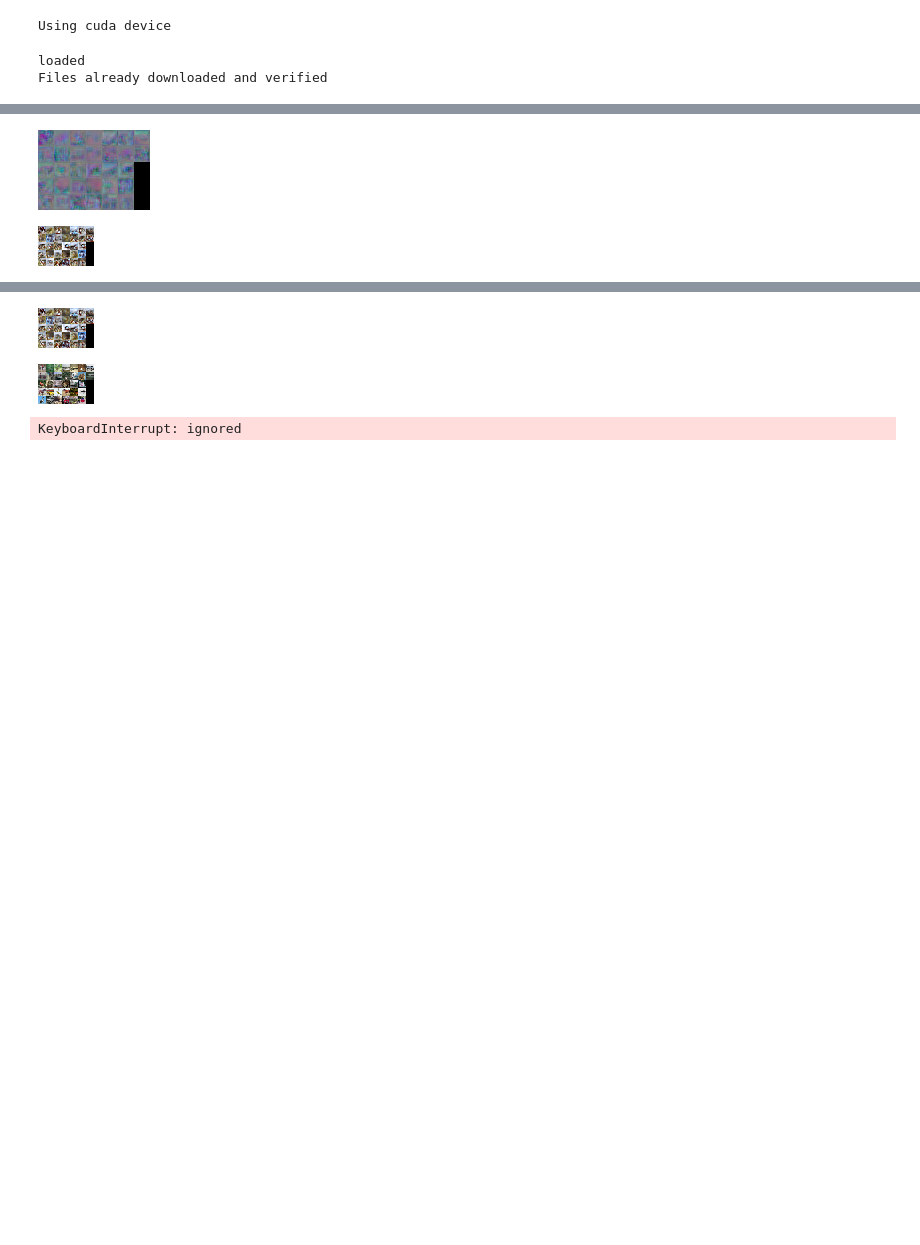
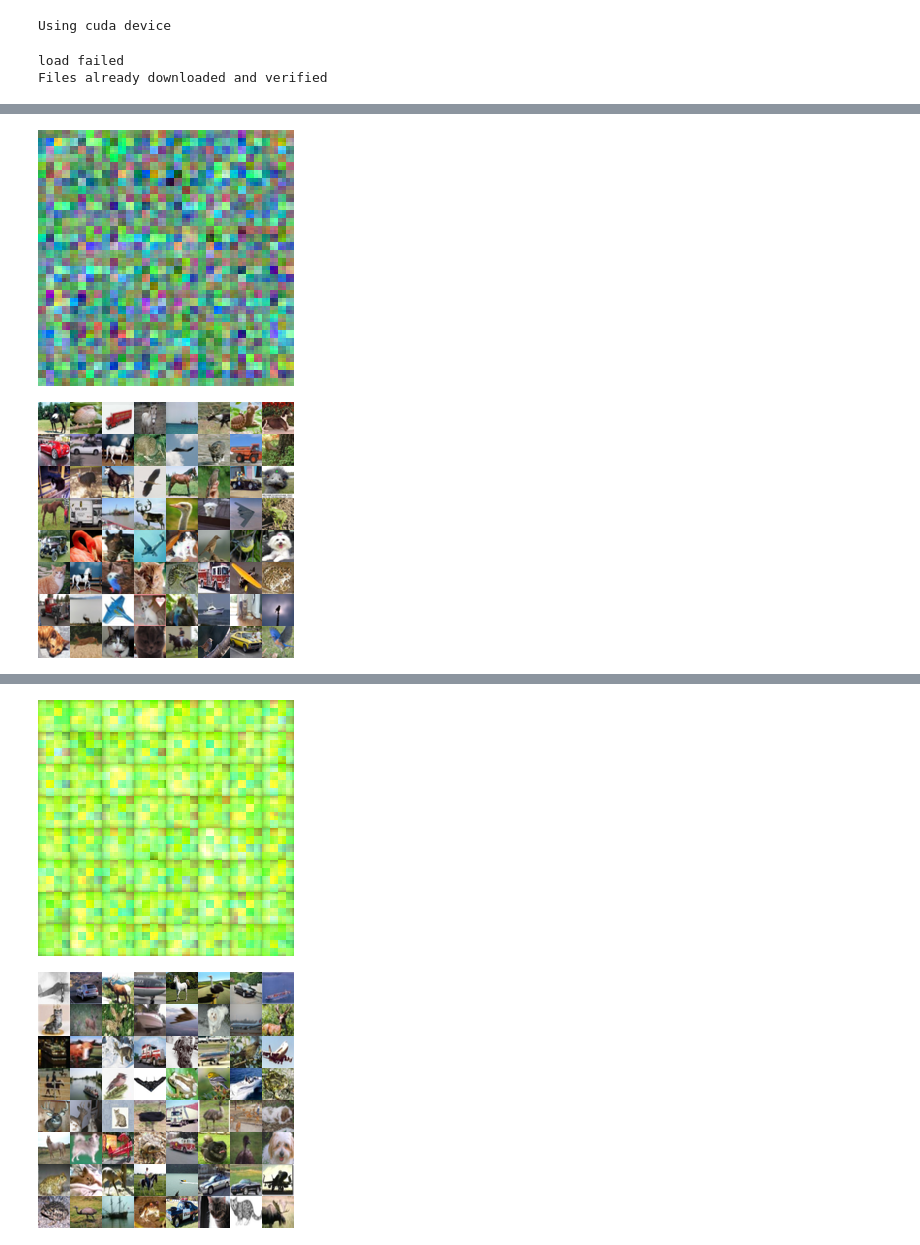
Before and after one commit to TeamPMG/CGG-js, a Jupyter notebook: PyTorch_StyleGAN2_Web(ONNX).ipynb, the cells around one changed output, grey strips where cells are left out. Cells and saved outputs as stored; diff of their text form; code cells hidden in the pictures; blank space fills up the shorter version.

Commit message:
true StyleGAN2, 32px CIFAR-10(training is in progress)

```diff
--- a/PyTorch_StyleGAN2_Web(ONNX).ipynb
+++ b/PyTorch_StyleGAN2_Web(ONNX).ipynb
@@ -303,10 +321,11 @@ class Discriminator(nn.Module):
                               create_graph=True, retain_graph=True)[0]
 
         #grad_penalty = ((gradients.norm(2, dim=1) - 1) ** 2).mean()
-        grad_penalty = (gradients.norm(2, dim=1) ** 2).mean()
+        grad_penalty = (gradients ** 2).sum() #(gradients.norm(2, dim=1) ** 2).mean()
         return grad_penalty
 
     def forward(self, image, stage = 1 ,alpha = 0, batches = 1):
+        '''
         if alpha != 0:
             x = getattr(self, 'from_rgb_{0}'.format(2 ** (stage + 2)))(image)
             x = nn.LeakyReLU(LReLU_alpha)(x)
@@ -319,13 +338,20 @@ class Discriminator(nn.Module):
         else:
             x = getattr(self, 'from_rgb_{0}'.format(2 ** (stage + 1)))(image)
             x = nn.LeakyReLU(LReLU_alpha)(x)
+        '''
 
         for i in range(stage):
+            image = F.interpolate(image,size=int(2 ** (stage + 1 - i)), mode='nearest')
+            if i == 0:
+                x =  F.leaky_relu(getattr(self, 'from_rgb_{0}'.format(2 ** (stage + 1 - i)))(image),LReLU_alpha)
+            else:
+                x = x + F.leaky_relu(getattr(self, 'from_rgb_{0}'.format(2 ** (stage + 1 - i)))(image),LReLU_alpha)
             for j in range(2):
-                if not (i == stage - 1 and j == 1):
-                    x = getattr(self, 'block_{0}_{1}'.format(2 ** (stage + 1 - i),j))(x)
+                #if not (i == stage - 1 and j == 1):
+                x = getattr(self, 'block_{0}_{1}'.format(2 ** (stage + 1 - i),j))(x)
             if i != stage - 1:
                 x = torch.nn.functional.interpolate(x,scale_factor=0.5, mode='nearest')
+
         minibatch_std = torch.std(x , dim=(0,1))
         x = torch.cat((x,minibatch_std.broadcast_to(batches,1,4,4)),dim = 1)
         x = self.final_conv_1(x)
@@ -337,10 +363,8 @@ class Discriminator(nn.Module):
 # %%
 class trainer():
     def __init__(self,learning_rate = 0.0001):
-        self.alpha = 0
-        self.stage = 0
         self.MAX_STAGE = 4
-        self.BATCH_SIZE = 32
+        self.BATCH_SIZE = 128
         self.n_critic = 1
         self.gp_lamda = 10
         self.g = Generator().to(device)
@@ -350,6 +374,8 @@ class trainer():
         self.NUM_EPOCH_NO_ALPHA = 10
         self.NUM_EPOCH_WITH_ALPHA = 10
         self.z_dimension = 256
+        self.alpha = 0
+        self.stage = (self.MAX_STAGE - 1) * 2 +1e-8
     def train(self):
         MAX_STAGE = self.MAX_STAGE
         BATCH_SIZE = self.BATCH_SIZE
@@ -390,13 +416,13 @@ class trainer():
                     X = X.to(device)
                     X = torch.nn.functional.interpolate(X,size=generated.size(2), mode='nearest')
                     if alpha != 0:
-                        X_2 = torch.nn.functional.interpolate(torch.nn.functional.interpolate(X,size=int(generated.size(2) / 2), mode='nearest'),size=generated.size(2), mode='nearest')
+                        X_2 = F.interpolate(F.interpolate(X,size=int(generated.size(2) / 2), mode='nearest'),size=generated.size(2), mode='nearest')
                         X = X * alpha + X_2 * (1 - alpha)
 
                     y_real = d(X, stage = stage ,alpha = alpha, batches = BATCH_SIZE)
                     y_fake = d(generated, stage = stage ,alpha = alpha, batches = BATCH_SIZE)
-                    #d_loss = torch.mean(y_fake) - torch.mean(y_real) + d.calculate_gradient_penalty(X,generated,BATCH_SIZE,stage,alpha) * gp_lamda
-                    d_loss = - torch.mean(torch.log(torch.sigmoid(y_real))) - torch.mean(torch.log(1 - torch.sigmoid(y_fake)))#torch.mean(F.softplus(y_fake) + F.softplus(-y_real))
+                    #d_loss = torch.mean(y_fake) - torch.mean(y_real)
+                    d_loss = torch.mean(F.softplus(y_fake) + F.softplus(-y_real))#- torch.mean(torch.log(torch.sigmoid(y_real))) - torch.mean(torch.log(1 - torch.sigmoid(y_fake)))#
                     d_loss = d_loss + d.calculate_gradient_penalty(X,generated,BATCH_SIZE,stage,alpha) * gp_lamda
                     #Wasserstein_loss =  (torch.mean(y_fake) - torch.mean(y_real)).data
                     Wasserstein_loss =  torch.mean(F.softplus(y_fake) + F.softplus(-y_real)).data
@@ -411,7 +437,7 @@ class trainer():
                     generated = g(z, stage = stage ,alpha = alpha, batches = BATCH_SIZE)
                     y_fake = d(generated, stage = stage ,alpha = alpha, batches = BATCH_SIZE)
                     #g_loss = -torch.mean(y_fake)
-                    g_loss = torch.mean(torch.log(1 - torch.sigmoid(y_fake)))#torch.mean(F.softplus(-y_fake))
+                    g_loss = torch.mean(F.softplus(-y_fake)) #torch.mean(torch.log(1 - torch.sigmoid(y_fake)))#
                     G_optimizer.zero_grad()
                     g_loss.backward()
                     G_optimizer.step()
@@ -420,10 +446,6 @@ class trainer():
 
                 if tick % 100 == 0:
                     print('progress:{},stage:{},alpha{},g_loss:{}, d_loss:{}, Pure discriminator Loss:{}'.format(self.stage,stage,alpha,g_loss,d_loss,Wasserstein_loss))
-                    generated = g(z, stage = stage,alpha = 1, batches = BATCH_SIZE)
-                    show_image(generated)
-                    generated = g(z, stage = stage,alpha = 0, batches = BATCH_SIZE)
-                    show_image(generated)
                     generated = g(z, stage = stage ,alpha = alpha, batches = BATCH_SIZE)
                     show_image(generated)
                     show_image(X)
@@ -465,10 +487,11 @@ try:
     train = torch.load('/content/drive/MyDrive/StyleGAN2/model.pth')
     print('loaded')
 except:
-    train = trainer(0.002)
+    train = trainer(0.0001)
     print('load failed')
 
+train.BATCH_SIZE = 64
 train.train()
 # %% [output]
-loaded
+load failed
 Files already downloaded and verified
@@ -476,2 +499,2 @@ progress:2.2216389244547536,stage:2,alpha0,g_loss:-0.5630694627761841, d_loss:1.
-[figure, old version]
+[figure, new version]
-[figure, old version]
+[figure, new version]
@@ -478,3 +502,2 @@ progress:2.2216389244547536,stage:2,alpha0,g_loss:-0.5630694627761841, d_loss:1.
-[figure, old version]
+[figure, new version]
-[figure, old version]
+[figure, new version]
-KeyboardInterrupt: ignored
```
Also changed, not shown: parts of 4 cells of this notebook, 2 other files.
